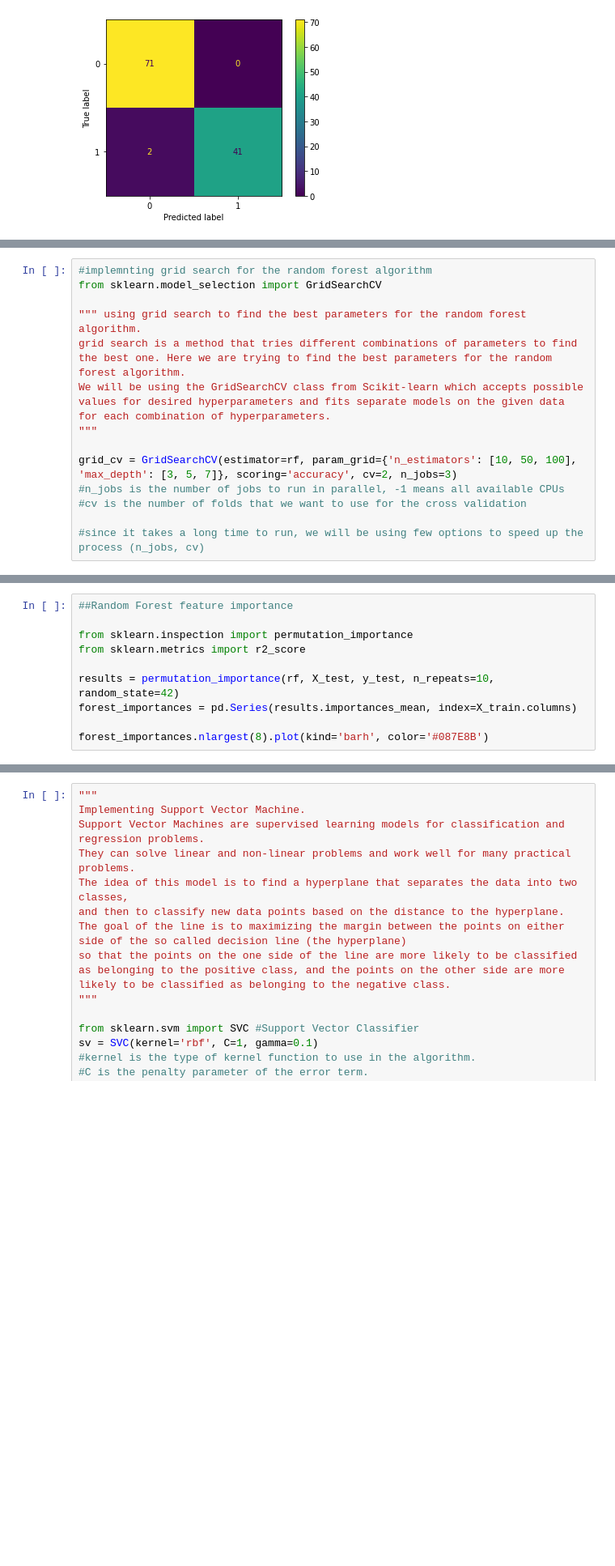
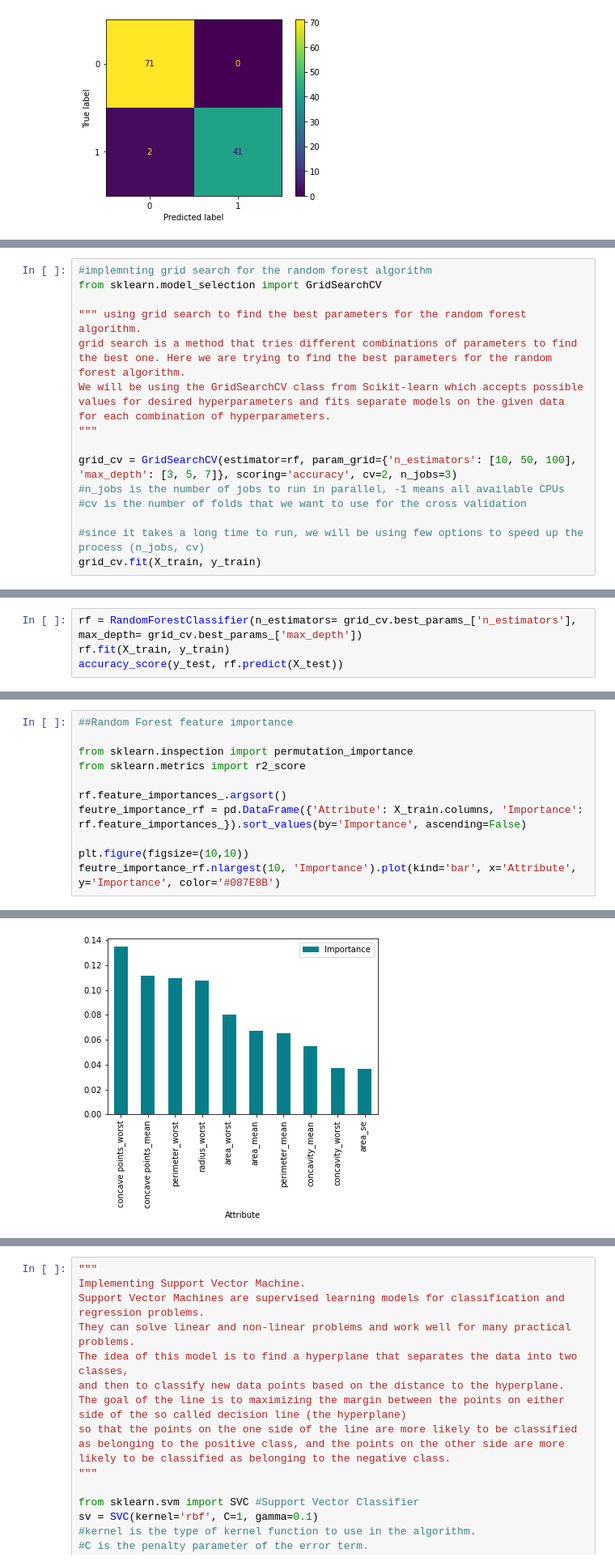
Before and after one commit to colinoy/BreastCancerPrediction, a Jupyter notebook: BreastCancer.ipynb, the cells around one changed output, grey strips where cells are left out. Shown at 81% size. Drawn from its saved outputs; the diff is of its cells as text; blank space fills up the shorter version.

```diff
--- a/BreastCancer.ipynb
+++ b/BreastCancer.ipynb
@@ -301,3 +433,4 @@ grid_cv = GridSearchCV(estimator=rf, param_grid={'n_estimators': [10, 50, 100],
 #cv is the number of folds that we want to use for the cross validation
 
 #since it takes a long time to run, we will be using few options to speed up the process (n_jobs, cv)
+grid_cv.fit(X_train, y_train)
@@ -306,0 +451,4 @@ grid_cv = GridSearchCV(estimator=rf, param_grid={'n_estimators': [10, 50, 100],
+# %%
+rf = RandomForestClassifier(n_estimators= grid_cv.best_params_['n_estimators'], max_depth= grid_cv.best_params_['max_depth'])
+rf.fit(X_train, y_train)
+accuracy_score(y_test, rf.predict(X_test))
@@ -312,7 +471,9 @@ print(classification_report(y_test, pred_rf))
 from sklearn.inspection import permutation_importance
 from sklearn.metrics import r2_score
 
-results = permutation_importance(rf, X_test, y_test, n_repeats=10, random_state=42)
-forest_importances = pd.Series(results.importances_mean, index=X_train.columns)
+rf.feature_importances_.argsort()
+feutre_importance_rf = pd.DataFrame({'Attribute': X_train.columns, 'Importance': rf.feature_importances_}).sort_values(by='Importance', ascending=False)
 
-forest_importances.nlargest(8).plot(kind='barh', color='#087E8B')
+plt.figure(figsize=(10,10))
+feutre_importance_rf.nlargest(10, 'Importance').plot(kind='bar', x='Attribute', y='Importance', color='#087E8B')
+# %% [output]
@@ -318,0 +482 @@ forest_importances.nlargest(8).plot(kind='barh', color='#087E8B')
+[figure, added]
```
Also changed, not shown: parts of 36 cells of this notebook, 1 other file.
